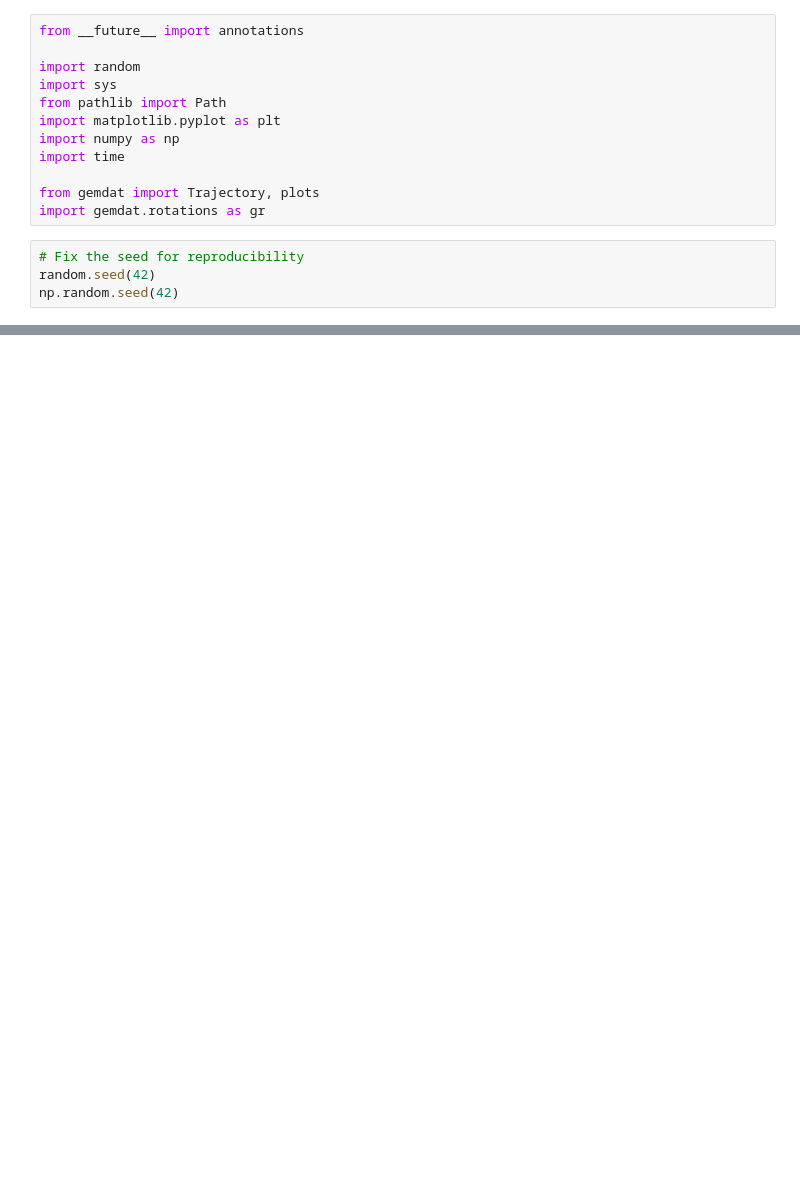
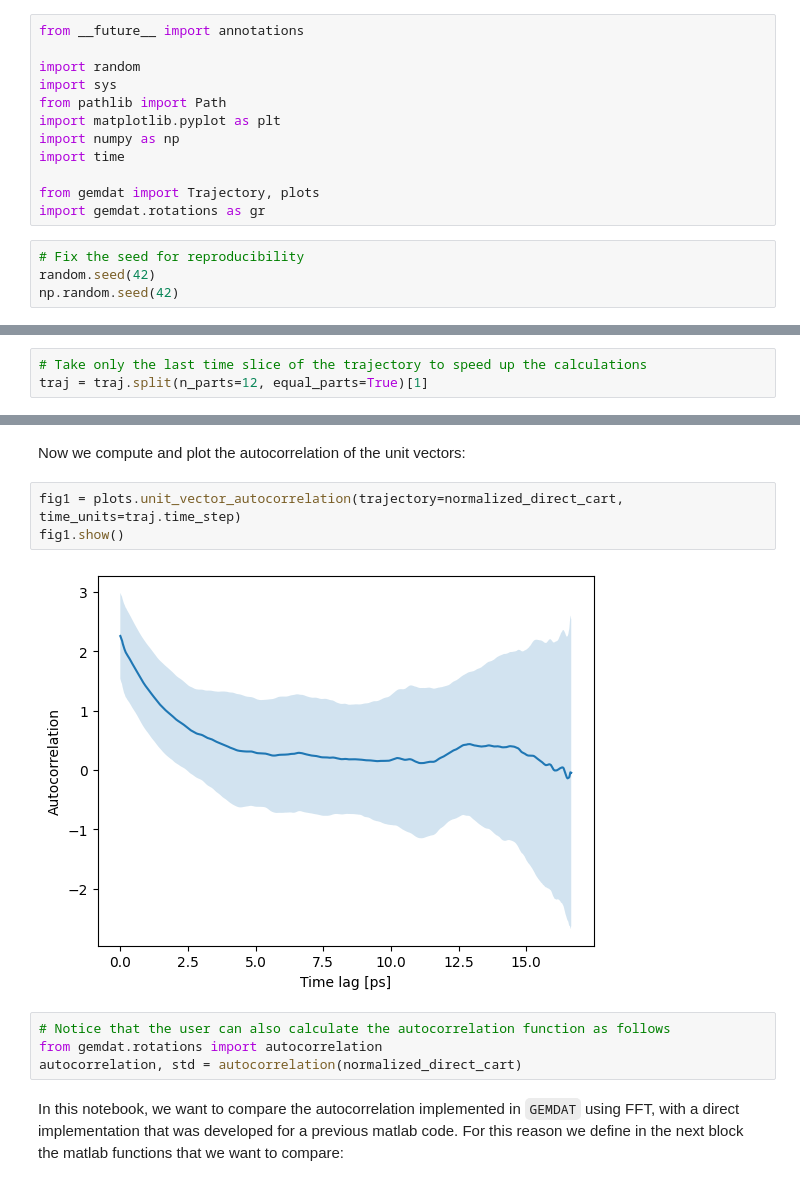
Before and after one commit to GEMDAT-repos/gemdat-notebooks, a Jupyter notebook: rotations.ipynb, the cells around one changed output, grey strips where cells are left out. Drawn from its saved outputs; the diff is of its cells as text; blank space fills up the shorter version.

```diff
--- a/rotations.ipynb
+++ b/rotations.ipynb
@@ -43,0 +42,3 @@ Loaded .xml in  0.18565654754638672 seconds
+# %%
+# Take only the last time slice of the trajectory to speed up the calculations
+traj = traj.split(n_parts=12, equal_parts=True)[1]
@@ -176 +104,14 @@ plt.show()
+# %% [markdown]
+Now we compute and plot the autocorrelation of the unit vectors:
+# %%
+fig1 = plots.unit_vector_autocorrelation(trajectory=normalized_direct_cart, time_units=traj.time_step)
+fig1.show()
+# %% [output]
+[figure, added]
+# %%
+# Notice that the user can also calculate the autocorrelation function as follows
+from gemdat.rotations import autocorrelation
+autocorrelation, std = autocorrelation(normalized_direct_cart)
+# %% [markdown]
+In this notebook, we want to compare the autocorrelation implemented in `GEMDAT` using FFT, with a direct implementation that was developed for a previous matlab code. For this reason we define in the next block the matlab functions that we want to compare:
 # %%
```
Also changed, not shown: parts of 19 cells of this notebook.
